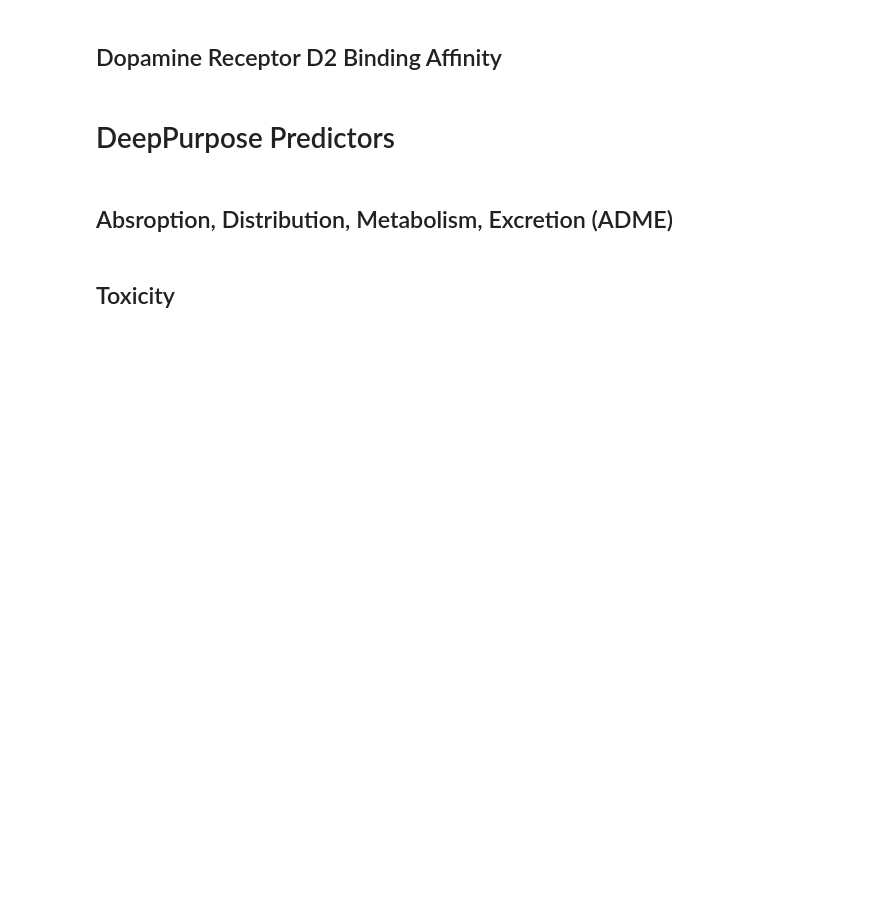
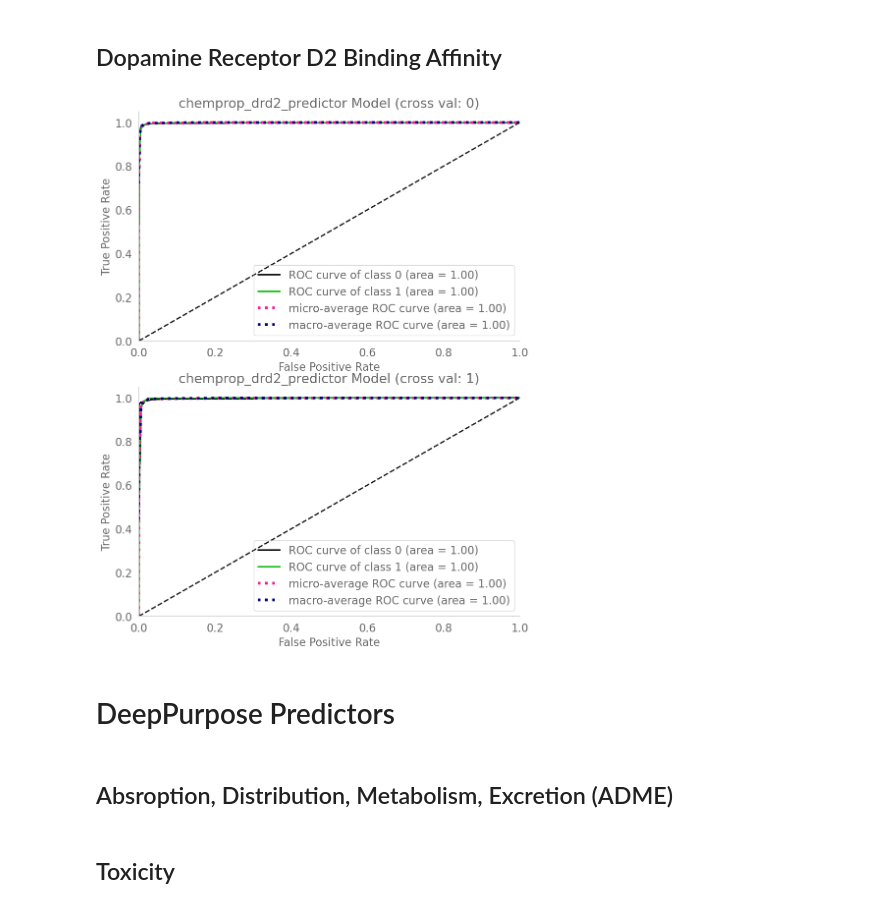
Before and after one commit to ayushnoori/molecule-synthesis, a Jupyter notebook: Code/graph_predictor_results.ipynb, the cells around one changed output. Cells and saved outputs as stored; diff of their text form; code cells hidden in the pictures; blank space fills up the shorter version.

Commit message:
New Prediction graphs

```diff
--- a/Code/graph_predictor_results.ipynb
+++ b/Code/graph_predictor_results.ipynb
@@ -58,12 +58,19 @@ pyplot_plot("chemprop_bbb_roc.png", dpi=300, bbox_inches="tight", transparent=Tr
 # %% [markdown]
 ## Dopamine Receptor D2 Binding Affinity
 # %%
+drd2_model_path = Path("../Data/property_predictors/chemprop_drd2_predictor/")
 
-# TODO
-# bbb_model_path = Path("../Data/property_predictors/chemprop_binding_predictor/")
-
-# plt_plot_chemprop_predictor_roc(bbb_model_path, n_cross_validation_models=10)
-# pyplot_plot("chemprop_bbb_roc.png", dpi=300, bbox_inches="tight", transparent=True)
+plt_plot_chemprop_predictor_roc(
+    base_model_path=drd2_model_path,
+    truth_col_name="DRD2_activity",
+    prediction_col_name="prediction",
+    n_cross_validation_models=2,
+    n_rows=2,
+    n_cols=1,
+)
+pyplot_plot("chemprop_drd2_roc.png", dpi=300, bbox_inches="tight", transparent=True)
+# %% [output]
+[figure, added]
 # %% [markdown]
 # DeepPurpose Predictors
 # %% [markdown]
```
Also changed, not shown: parts of 1 cell of this notebook, 3 other files.
